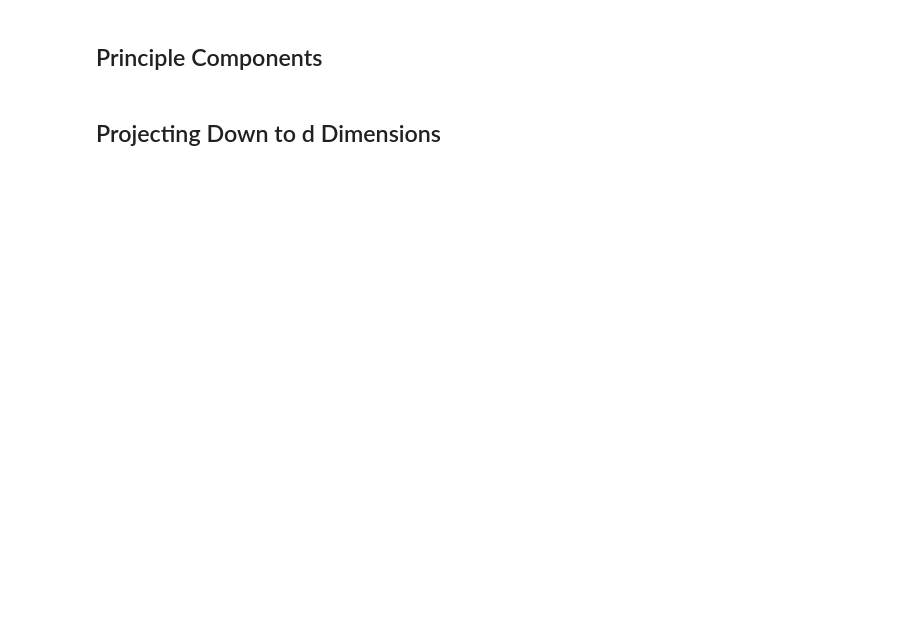
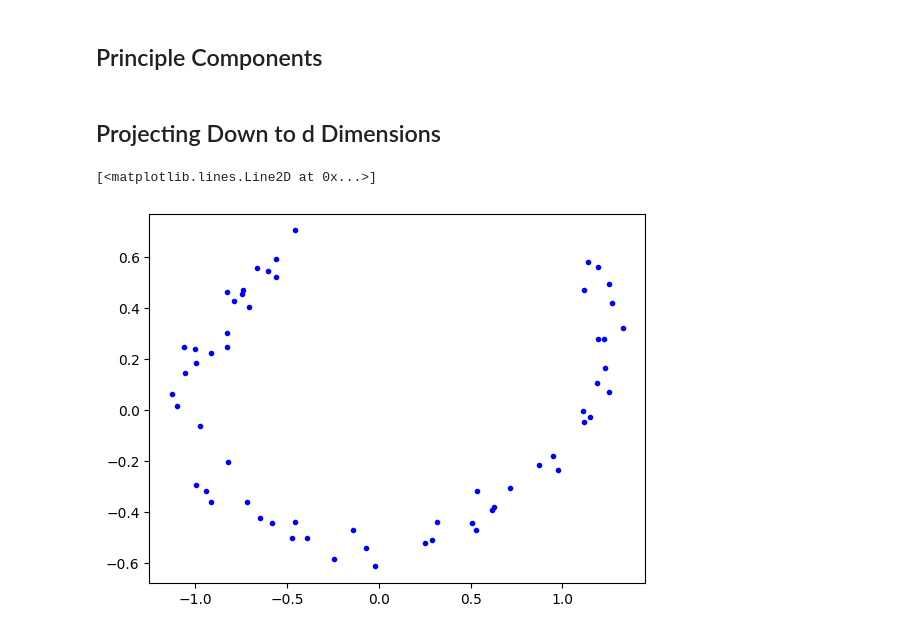
Before and after one commit to yeyechen/hands-on-ML, a Jupyter notebook: chapter8/Chapter8.ipynb, the cells around one changed output. Drawn from its saved outputs; the diff is of its cells as text; code cells hidden in the pictures; blank space fills up the shorter version.

```diff
--- a/chapter8/Chapter8.ipynb
+++ b/chapter8/Chapter8.ipynb
@@ -35,4 +35,8 @@ c2 = Vt.T[:, 1]
 # %%
 # projecting to the first 2 principle component
 W2 = Vt.T[:, :2]
 X2D = X_centered.dot(W2)
+plt.plot(X2D[:, 0], X2D[:, 1], 'b.')
+# %% [output]
+[<matplotlib.lines.Line2D at 0x...>]
+[figure, added]
```
Also changed, not shown: parts of 6 cells of this notebook.
